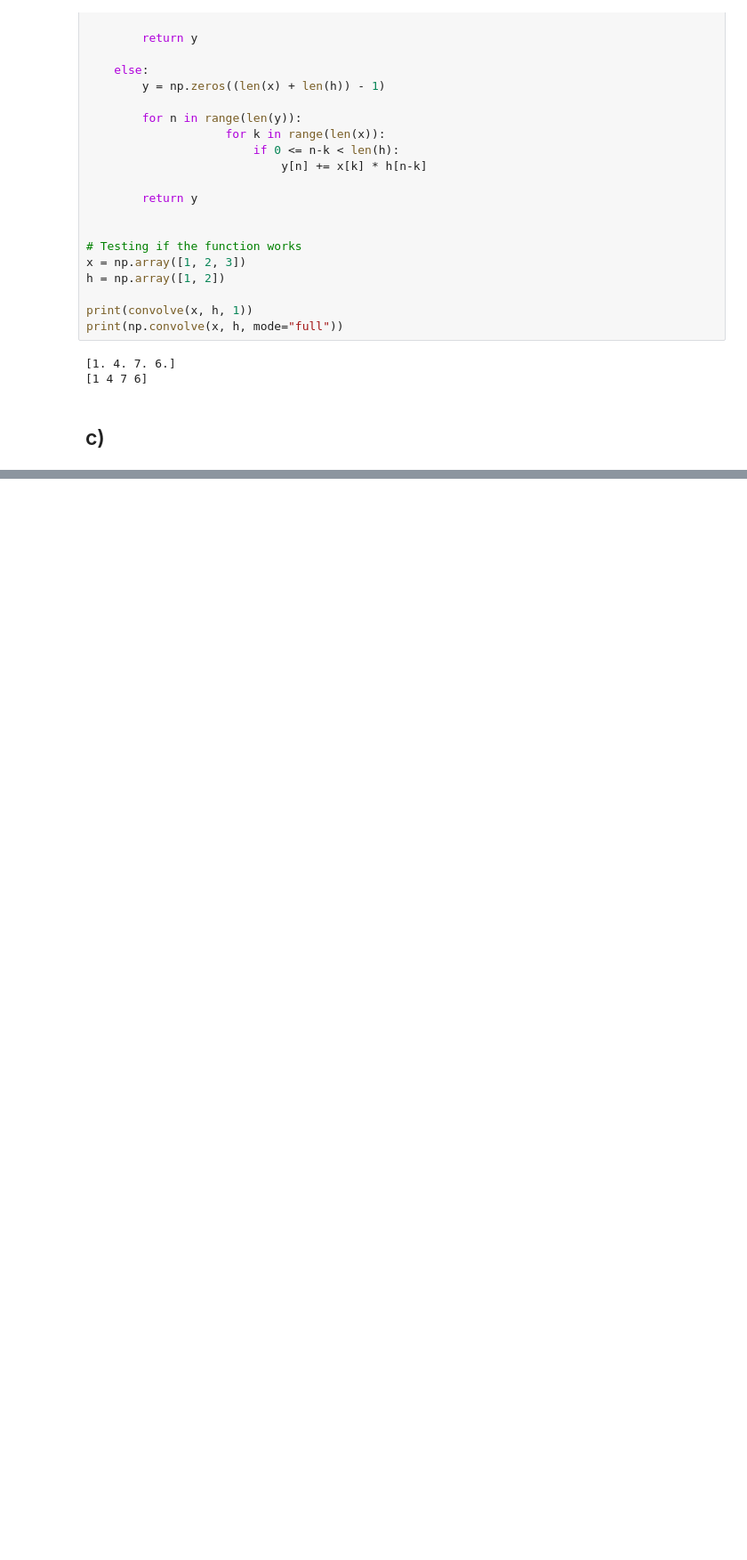
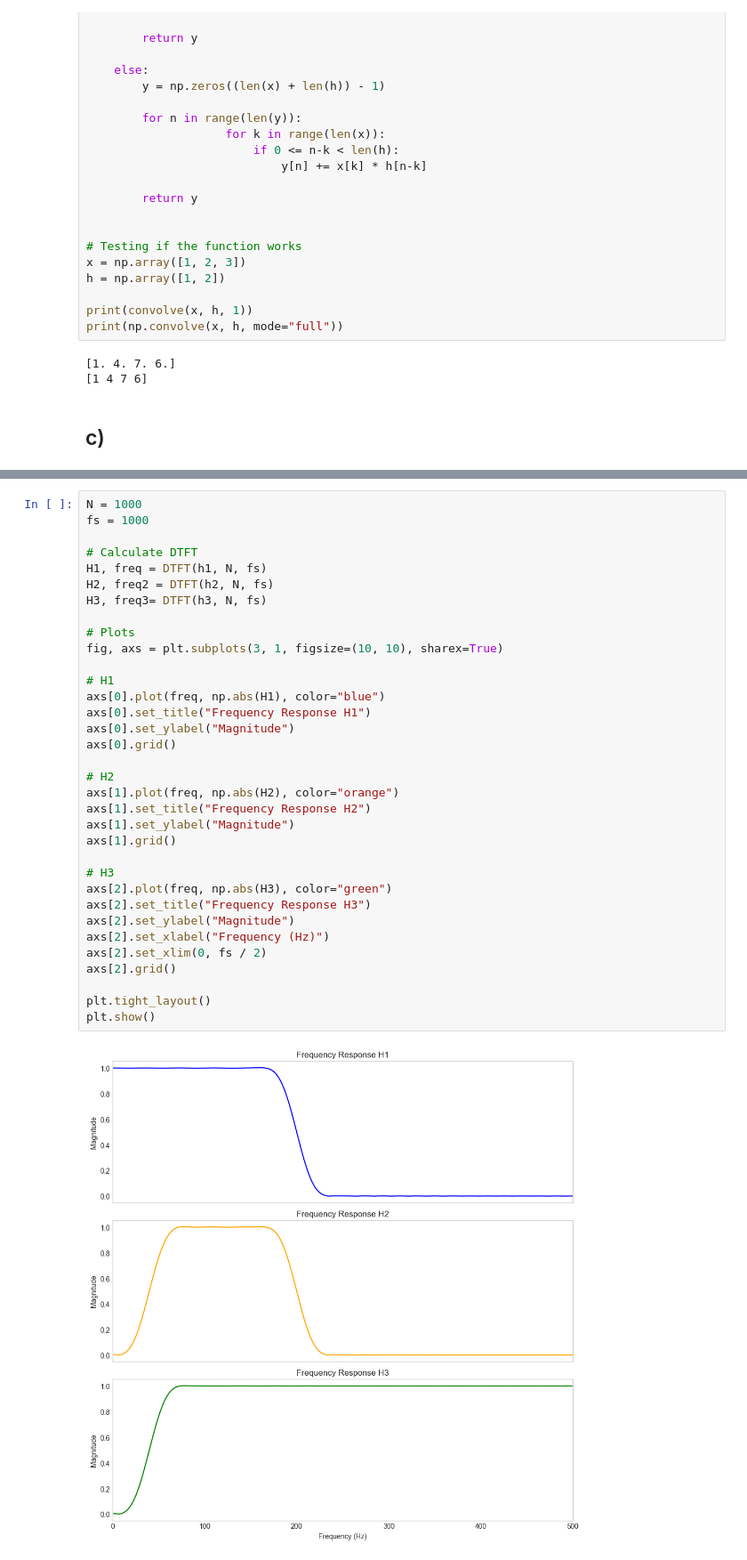
Before and after one commit to bendikledanielsen/Hunga-Tunga-DSP-Project, a Jupyter notebook: Hunga_Tunga_DSP.ipynb, the cells around one changed output, grey strips where cells are left out. Shown at 89% size. Drawn from its saved outputs; the diff is of its cells as text; blank space fills up the shorter version.

```diff
--- a/Hunga_Tunga_DSP.ipynb
+++ b/Hunga_Tunga_DSP.ipynb
@@ -252,0 +255,36 @@ DTFT: [ 4.+0.j  0.-2.j  0.+0.j -0.+2.j]
+# %%
+N = 1000
+fs = 1000
+
+# Calculate DTFT
+H1, freq = DTFT(h1, N, fs)
+H2, freq2 = DTFT(h2, N, fs)
+H3, freq3= DTFT(h3, N, fs)
+
+# Plots
+fig, axs = plt.subplots(3, 1, figsize=(10, 10), sharex=True)
+
+# H1
+axs[0].plot(freq, np.abs(H1), color="blue")
+axs[0].set_title("Frequency Response H1")
+axs[0].set_ylabel("Magnitude")
+axs[0].grid()
+
+# H2
+axs[1].plot(freq, np.abs(H2), color="orange")
+axs[1].set_title("Frequency Response H2")
+axs[1].set_ylabel("Magnitude")
+axs[1].grid()
+
+# H3
+axs[2].plot(freq, np.abs(H3), color="green")
+axs[2].set_title("Frequency Response H3")
+axs[2].set_ylabel("Magnitude")
+axs[2].set_xlabel("Frequency (Hz)")
+axs[2].set_xlim(0, fs / 2)
+axs[2].grid()
+
+plt.tight_layout()
+plt.show()
+# %% [output]
+[figure, added]
```
Also changed, not shown: parts of 3 cells of this notebook.
